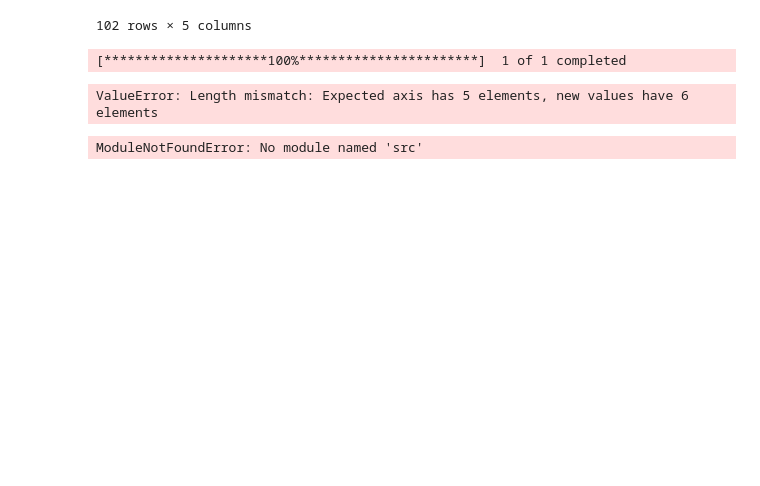
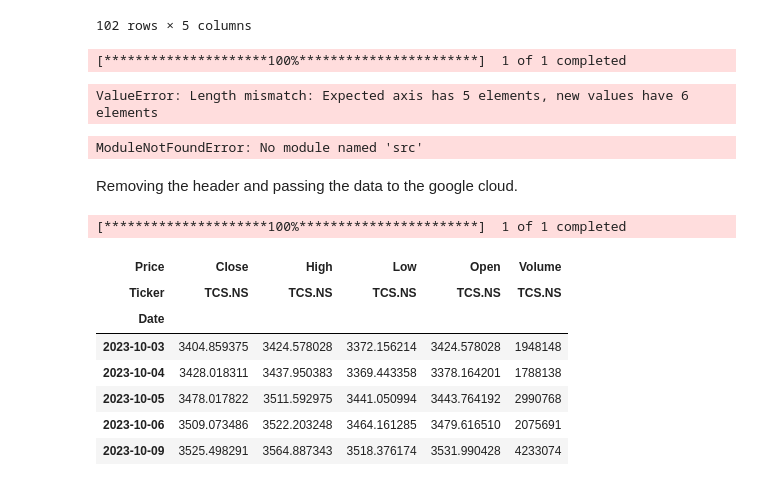
Before and after one commit to sayed-ashfaq/Automated-stockmarket-datapipeline, a Jupyter notebook: notebooks/data_collection.ipynb, the cells around one changed output. Drawn from its saved outputs; the diff is of its cells as text; code cells hidden in the pictures; blank space fills up the shorter version.

```diff
--- a/notebooks/data_collection.ipynb
+++ b/notebooks/data_collection.ipynb
@@ -273,3 +273,5 @@ from src.data_ingestion import StockDataIngestionPipeline
 pipeline= StockDataIngestionPipeline
 # %% [output]
 ModuleNotFoundError: No module named 'src'
+# %% [markdown]
+Removing the header and passing the data to the google cloud.
@@ -275,0 +280,15 @@ ModuleNotFoundError: No module named 'src'
+# %%
+import yfinance as yf
+data = yf.download('TCS.NS',period = '2y', interval='1d')
+df = data.copy(deep= True)
+df.head()
+# %% [output]
+[*********************100%***********************]  1 of 1 completed
+| Price | Close | High | Low | Open | Volume |
+| Ticker | TCS.NS | TCS.NS | TCS.NS | TCS.NS | TCS.NS |
+| Date |  |  |  |  |  |
+| 2023-10-03 | 3404.859375 | 3424.578028 | 3372.156214 | 3424.578028 | 1948148 |
+| 2023-10-04 | 3428.018311 | 3437.950383 | 3369.443358 | 3378.164201 | 1788138 |
+| 2023-10-05 | 3478.017822 | 3511.592975 | 3441.050994 | 3443.764192 | 2990768 |
+| 2023-10-06 | 3509.073486 | 3522.203248 | 3464.161285 | 3479.616510 | 2075691 |
+| 2023-10-09 | 3525.498291 | 3564.887343 | 3518.376174 | 3531.990428 | 4233074 |
```
Also changed, not shown: parts of 5 cells of this notebook.
